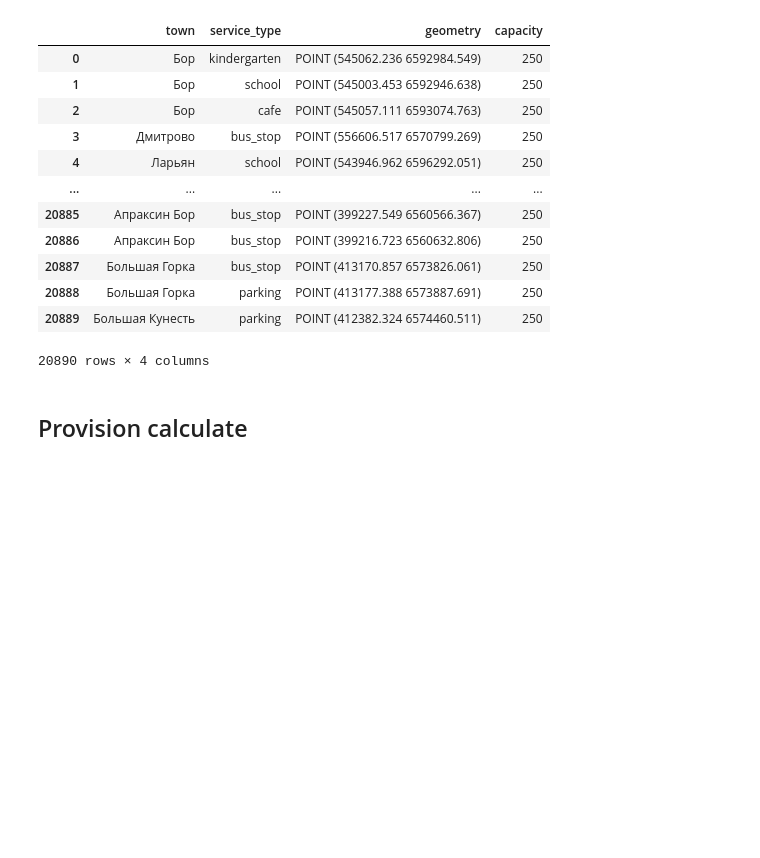
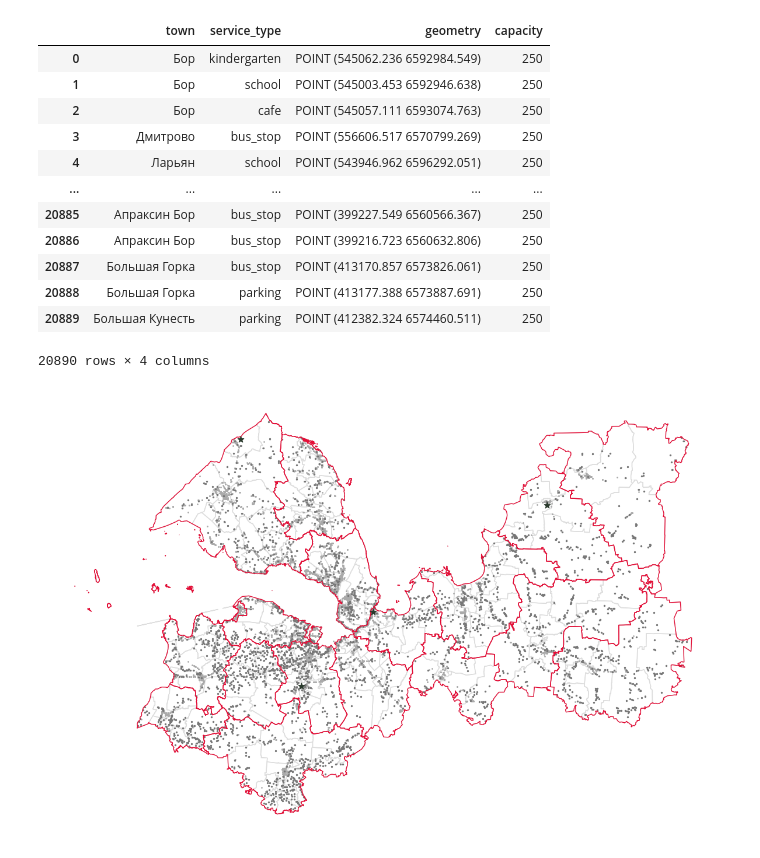
Before and after one commit to aimclub/blocksnet, a Jupyter notebook: examples/region_model.ipynb, the cells around one changed output. Drawn from its saved outputs; the diff is of its cells as text; code cells hidden in the pictures; blank space fills up the shorter version.

```diff
--- a/examples/region_model.ipynb
+++ b/examples/region_model.ipynb
@@ -89,7 +85,9 @@ region.get_services_gdf()
 | 20888 | Большая Горка | parking | POINT (413177.388 6573887.691) | 250 |
 | 20889 | Большая Кунесть | parking | POINT (412382.324 6574460.511) | 250 |
 20890 rows × 4 columns
+# %%
+region.plot()
+# %% [output]
+[figure, added]
 # %%
 region.to_pickle('data/region.pickle')
-# %% [markdown]
-## Provision calculate
```
Also changed, not shown: parts of 3 cells of this notebook, 4 other files.
